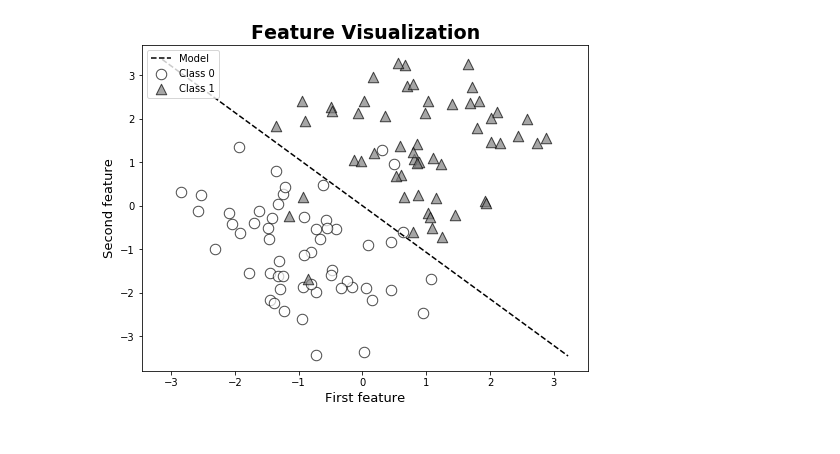
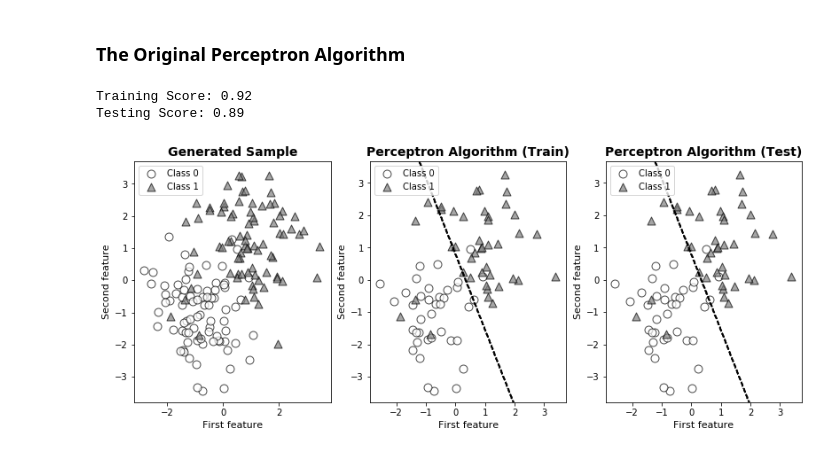
Before and after one commit to zoeyang1030/Statistical-Learning-Methods-python-replication, a Jupyter notebook: Chapter/Chapter-2 Perceptron.ipynb, the cells around one changed output. Drawn from its saved outputs; the diff is of its cells as text; code cells hidden in the pictures.

```diff
--- a/Chapter/Chapter-2 Perceptron.ipynb
+++ b/Chapter/Chapter-2 Perceptron.ipynb
@@ -29,6 +17,26 @@ perceptron_viz.hyperplane_plot(model, 'Model', 'black', '--')
-# %%
-perceptron_viz = LinearClassifierPlot()
-perceptron_viz.scatter_plot(X_train, y_train)
-perceptron_viz.hyperplane_plot(model, 'Model', 'black', '--')
-# %% [output]
-[figure, removed]
+# %% [markdown]
+### The Original Perceptron Algorithm
+# %%
+perceptron = PerceptronLinearAlgorithm(model_type='traditional', max_iter=1e4, lr=0.01)
+perceptron.fit(X_train, y_train)
+print('Training Score: %s\nTesting Score: %s'
+      %(round(perceptron.score(X_train, y_train), 2),
+        round(perceptron.score(X_test, y_test), 2)))
+
+fig = plt.figure(figsize=(13.5,5))
+ax1 = fig.add_subplot(131)
+ax2 = fig.add_subplot(132)
+ax3 = fig.add_subplot(133)
+
+data_viz = LinearClassifierPlot(ax=ax1, title='Generated Sample')
+data_viz.scatter_plot(X, y)
+perceptron_tr = LinearClassifierPlot(ax=ax2, title='Perceptron Algorithm (Train)')
+perceptron_tr.scatter_plot(X_test, y_test)
+perceptron_tr.hyperplane_plot(perceptron)
+perceptron_te = LinearClassifierPlot(ax=ax3, title='Perceptron Algorithm (Test)')
+perceptron_te.scatter_plot(X_test, y_test)
+perceptron_te.hyperplane_plot(perceptron)
+# %% [output]
+Training Score: 0.92
+Testing Score: 0.89
+[figure, added]
```
Also changed, not shown: parts of 10 cells of this notebook, 3 other files.
